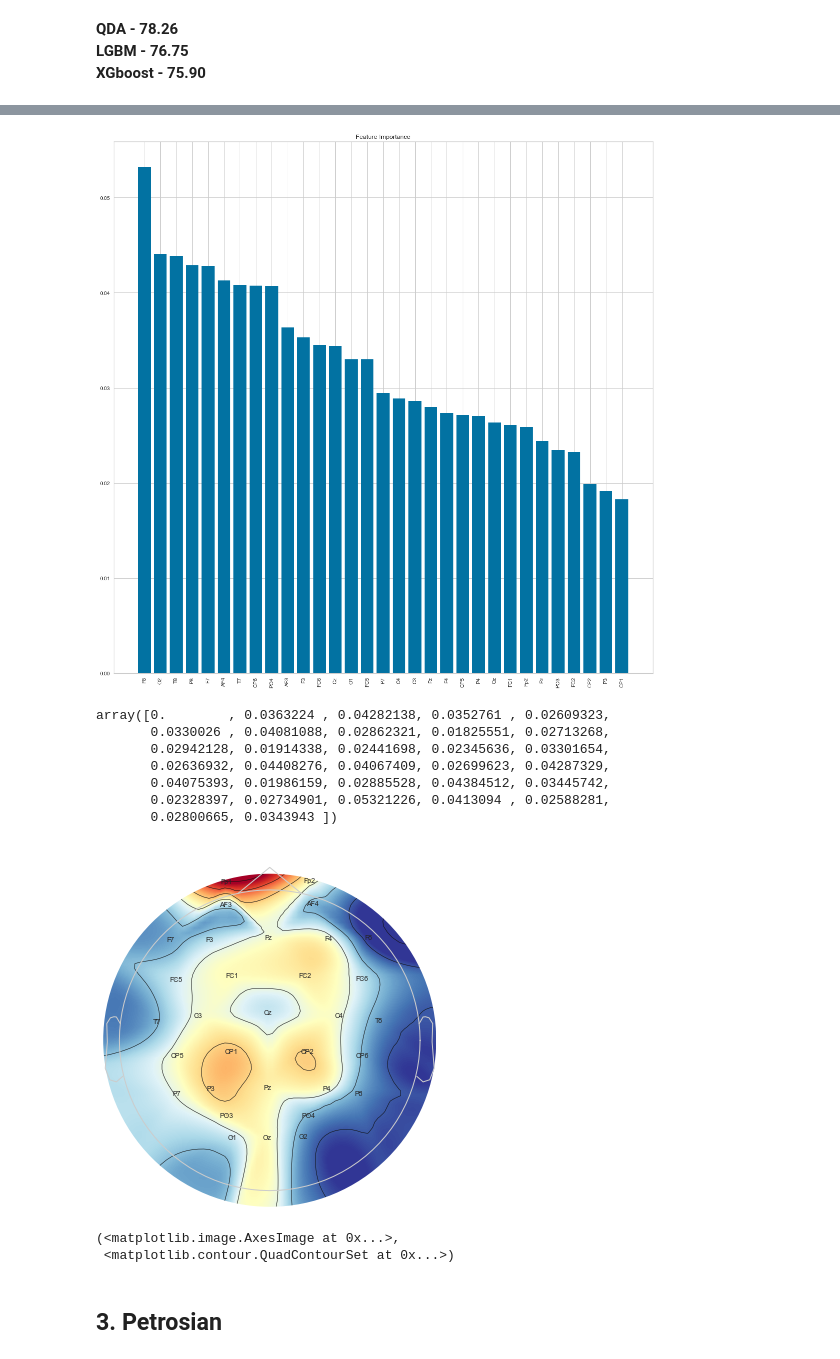
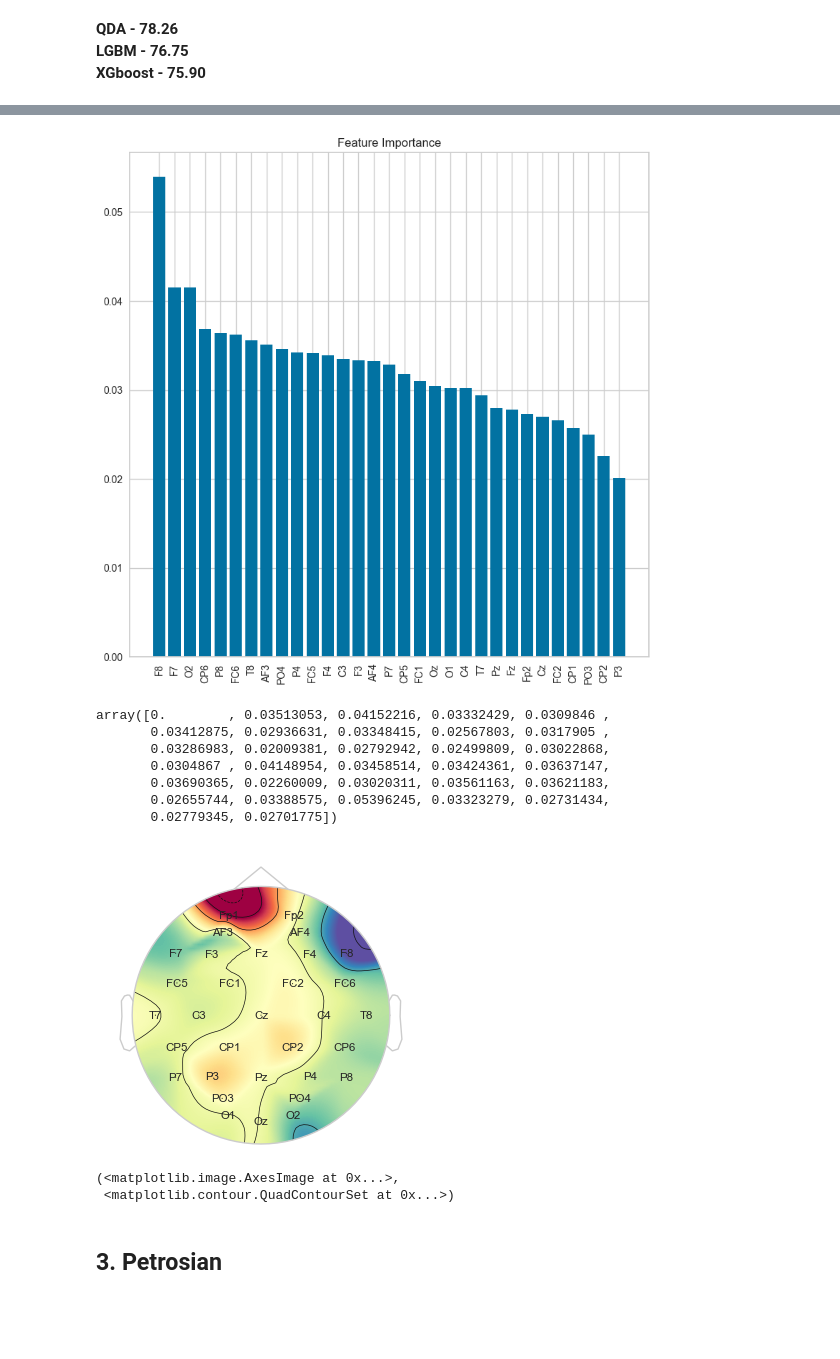
Before and after one commit to UtkarshRedd/EEG-Parkinsons-Alzheimers-Machine-Learning, a Jupyter notebook: jupyter-notebooks/ML_OFF_50pct.ipynb, the cells around one changed output, grey strips where cells are left out. Cells and saved outputs as stored; diff of their text form; code cells hidden in the pictures; blank space fills up the shorter version.

```diff
--- a/jupyter-notebooks/ML_OFF_50pct.ipynb
+++ b/jupyter-notebooks/ML_OFF_50pct.ipynb
@@ -648,7 +603,7 @@ print(accuracy_score(y_test, y_pred))
 <h2>n=5 -> 94.80%</h2>
 # %%
 subject = "sub-hc33"
-path = f"C:/Users/utkar/Downloads/Parkinson's disease dataset/Healthy/{subject}/"
+path = f"/Users/utkarsh.lal/Desktop/Parkinson's Disease/Parkinsons-EEG-DeepLearning/Parkinson's disease dataset/Healthy/{subject}/"
 filename = f"ses-hc/eeg/{subject}_ses-hc_task-rest_eeg.bdf"
 
 EEG_data = mne.io.read_raw_bdf(f"{path}{filename}", preload=True)
@@ -656,6 +611,6 @@ low_freq, high_freq = 1.0, 40.0 # values in Hz
 raw = EEG_data.copy().filter(low_freq, high_freq, n_jobs=4)
 raw.crop(tmax=150)
 raw = raw.drop_channels(['EXG1', 'EXG2', 'EXG3', 'EXG4', 'EXG5', 'EXG6', 'EXG7', 'EXG8', 'Status'])
-std_montage = mne.channels.make_standard_montage('standard_1005')
+std_montage = mne.channels.make_standard_montage('biosemi32')
 raw.set_montage(std_montage)
 # %% [output]
@@ -748,10 +703,10 @@ mne.viz.plot_topomap(data=importances1, pos=raw.info, names=raw.ch_names, show_n
 # %% [markdown]
 <h2>2. Katz</h2>
 # %%
-katz_full_pd['Y'] = 1
-katz_full['Y'] = 0
+katz_pd['Y'] = 1
+katz['Y'] = 0
 # %%
-X1 = katz_full.append(katz_full_pd).reset_index().drop('index', axis=1)
+X1 = katz.append(katz_pd).reset_index().drop('index', axis=1)
 X = X1.iloc[:,:-1]
 X1
 # %% [output]
@@ -885,5 +819,5 @@ plt.show()
 # %%
-fig, ax = plt.subplots(figsize=(15,15))
+fig, ax = plt.subplots(figsize=(8,8))
 
 importances = model.feature_importances_
 #
@@ -896,7 +830,7 @@ plt.xticks(range(X_train.shape[1]), X_train.columns[sorted_indices], rotation=90
 plt.tight_layout()
 plt.show()
 # %% [output]
-[figure, old version]
+[figure, new version]
 # %%
 importances1 = []
 importances1.append(0)
@@ -905,19 +839,19 @@ for imp in importances:
 importances1 = np.array(importances1)
 importances1
 # %% [output]
-array([0.        , 0.0363224 , 0.04282138, 0.0352761 , 0.02609323,
-       0.0330026 , 0.04081088, 0.02862321, 0.01825551, 0.02713268,
-       0.02942128, 0.01914338, 0.02441698, 0.02345636, 0.03301654,
-       0.02636932, 0.04408276, 0.04067409, 0.02699623, 0.04287329,
-       0.04075393, 0.01986159, 0.02885528, 0.04384512, 0.03445742,
-       0.02328397, 0.02734901, 0.05321226, 0.0413094 , 0.02588281,
-       0.02800665, 0.0343943 ])
+array([0.        , 0.03513053, 0.04152216, 0.03332429, 0.0309846 ,
+       0.03412875, 0.02936631, 0.03348415, 0.02567803, 0.0317905 ,
+       0.03286983, 0.02009381, 0.02792942, 0.02499809, 0.03022868,
+       0.0304867 , 0.04148954, 0.03458514, 0.03424361, 0.03637147,
+       0.03690365, 0.02260009, 0.03020311, 0.03561163, 0.03621183,
+       0.02655744, 0.03388575, 0.05396245, 0.03323279, 0.02731434,
+       0.02779345, 0.02701775])
 # %%
-fig, ax = plt.subplots(figsize=(6,6))
+fig, ax = plt.subplots(figsize=(4,4))
 cnorm = TwoSlopeNorm(vmin=0, vcenter=(0 + max(importances1))/2, vmax=max(importances1))
-mne.viz.plot_topomap(data=importances1, pos=raw.info, names=raw.ch_names, show_names=True, cnorm=cnorm, cmap='RdYlBu')
+mne.viz.plot_topomap(data=importances1, pos=raw.info, names=raw.ch_names, cnorm=cnorm, cmap='Spectral', axes=ax)
 # %% [output]
-[figure, old version]
+[figure, new version]
 (<matplotlib.image.AxesImage at 0x...>,
  <matplotlib.contour.QuadContourSet at 0x...>)
 # %% [markdown]
```
Also changed, not shown: parts of 205 cells of this notebook, 1 other file.
